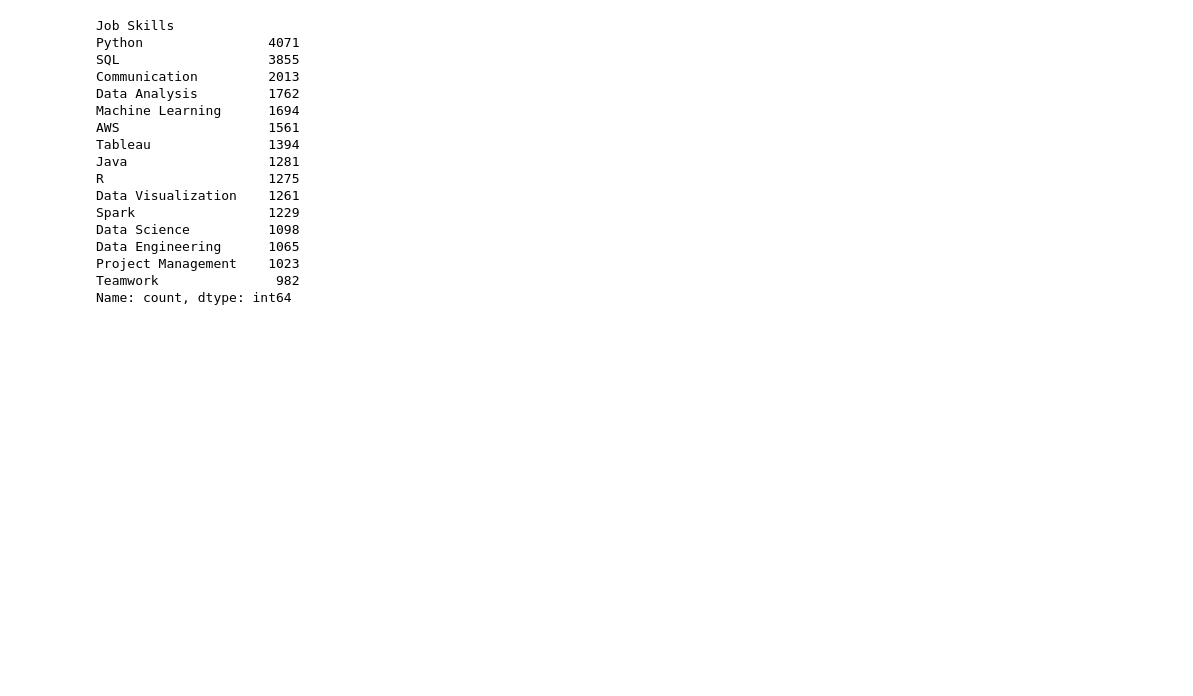
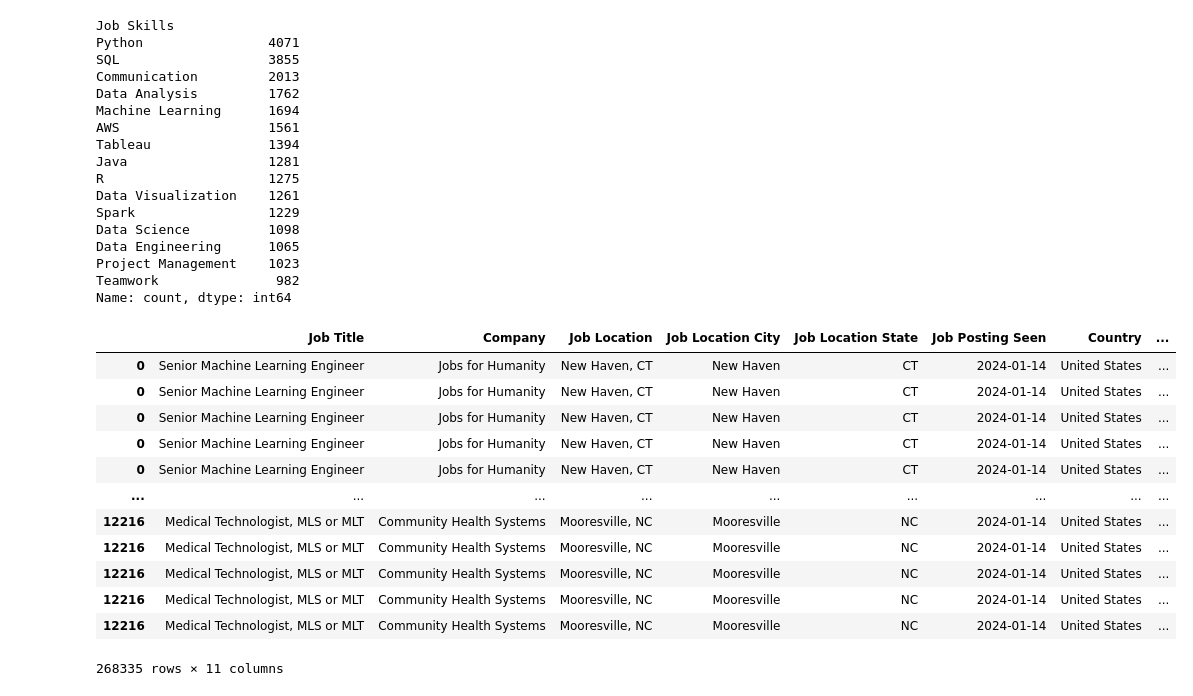
Before and after one commit to aferrodelgado/project-3, a Jupyter notebook: Data Science Job Postings & Skills 2024 Analysis.ipynb, the cells around one changed output. Drawn from its saved outputs; the diff is of its cells as text; code cells hidden in the pictures; blank space fills up the shorter version.

Commit message:
updated data science job postings & skills 2024 analysis

```diff
--- a/Data Science Job Postings & Skills 2024 Analysis.ipynb
+++ b/Data Science Job Postings & Skills 2024 Analysis.ipynb
@@ -37,11 +33,11 @@ job_skills_postings_merged_df.head()
 | 3 | https://www.linkedin.com/jobs/vie... | 2024-01-20 15:30:55.796572+00 | Finished NER | t | t | f | Senior Data Warehouse Developer /... | Morph Enterprise | ... |
 | 4 | https://www.linkedin.com/jobs/vie... | 2024-01-21 08:08:58.312124+00 | Finished NER | t | t | f | Lead Data Engineer | Dice | ... |
 # %%
+#Remove unwanted columns
 job_skills_postings_df = job_skills_postings_merged_df[['job_title',
                                                         'company',
                                                         'job_location',
                                                         'first_seen',
-                                                        'search_city',
                                                         'search_country',
                                                         'search_position',
                                                         'job_level',
@@ -78,16 +73,30 @@ job_type           12217
 job_skills         12212
 dtype: int64
 # %%
+#Rename columns
 job_skills_postings_df = job_skills_postings_df.rename(columns={"job_title": "Job Title",
                                                         "company": "Company",
                                                         "job_location": "Job Location",
                                                         "first_seen": "Job Posting Seen",
-                                                        "search_city": "City",
                                                         "search_country": "Country",
                                                         "search_position": "Position",
                                                         "job_level": "Job Level",
                                                         "job_type": "Job Type",
                                                         "job_skills": "Job Skills"
                                                                })
+
+# Ensure all entries in 'Job Location' are strings for consistent splitting
+job_skills_postings_df['Job Location'] = job_skills_postings_df['Job Location'].astype(str)
+
+# Split 'Job Location' into 'Job Location City' and 'Job Location State'
+split_location = job_skills_postings_df['Job Location'].str.split(', ', n=1, expand=True)
+job_skills_postings_df['Job Location City'] = split_location[0]
+job_skills_postings_df['Job Location State'] = split_location[1]
+
+# Reorder columns to place 'Job Location City' and 'Job Location State' after 'Job Location'
+columns = list(job_skills_postings_df.columns)
+new_order = columns[:3] + ['Job Location City', 'Job Location State'] + columns[3:-2]
+job_skills_postings_df = job_skills_postings_df[new_order]
+
 job_skills_postings_df
 # %% [output]
@@ -180,3 +186,19 @@ Data Engineering      1065
 Project Management    1023
 Teamwork               982
 Name: count, dtype: int64
+# %%
+skills_df
+# %% [output]
+|  | Job Title | Company | Job Location | Job Location City | Job Location State | Job Posting Seen | Country | ... |
+| 0 | Senior Machine Learning Engineer | Jobs for Humanity | New Haven, CT | New Haven | CT | 2024-01-14 | United States | ... |
+| 0 | Senior Machine Learning Engineer | Jobs for Humanity | New Haven, CT | New Haven | CT | 2024-01-14 | United States | ... |
+| 0 | Senior Machine Learning Engineer | Jobs for Humanity | New Haven, CT | New Haven | CT | 2024-01-14 | United States | ... |
+| 0 | Senior Machine Learning Engineer | Jobs for Humanity | New Haven, CT | New Haven | CT | 2024-01-14 | United States | ... |
+| 0 | Senior Machine Learning Engineer | Jobs for Humanity | New Haven, CT | New Haven | CT | 2024-01-14 | United States | ... |
+| ... | ... | ... | ... | ... | ... | ... | ... | ... |
+| 12216 | Medical Technologist, MLS or MLT | Community Health Systems | Mooresville, NC | Mooresville | NC | 2024-01-14 | United States | ... |
+| 12216 | Medical Technologist, MLS or MLT | Community Health Systems | Mooresville, NC | Mooresville | NC | 2024-01-14 | United States | ... |
+| 12216 | Medical Technologist, MLS or MLT | Community Health Systems | Mooresville, NC | Mooresville | NC | 2024-01-14 | United States | ... |
+| 12216 | Medical Technologist, MLS or MLT | Community Health Systems | Mooresville, NC | Mooresville | NC | 2024-01-14 | United States | ... |
+| 12216 | Medical Technologist, MLS or MLT | Community Health Systems | Mooresville, NC | Mooresville | NC | 2024-01-14 | United States | ... |
+268335 rows × 11 columns
```
Also changed, not shown: parts of 8 cells of this notebook, 3 other files.
